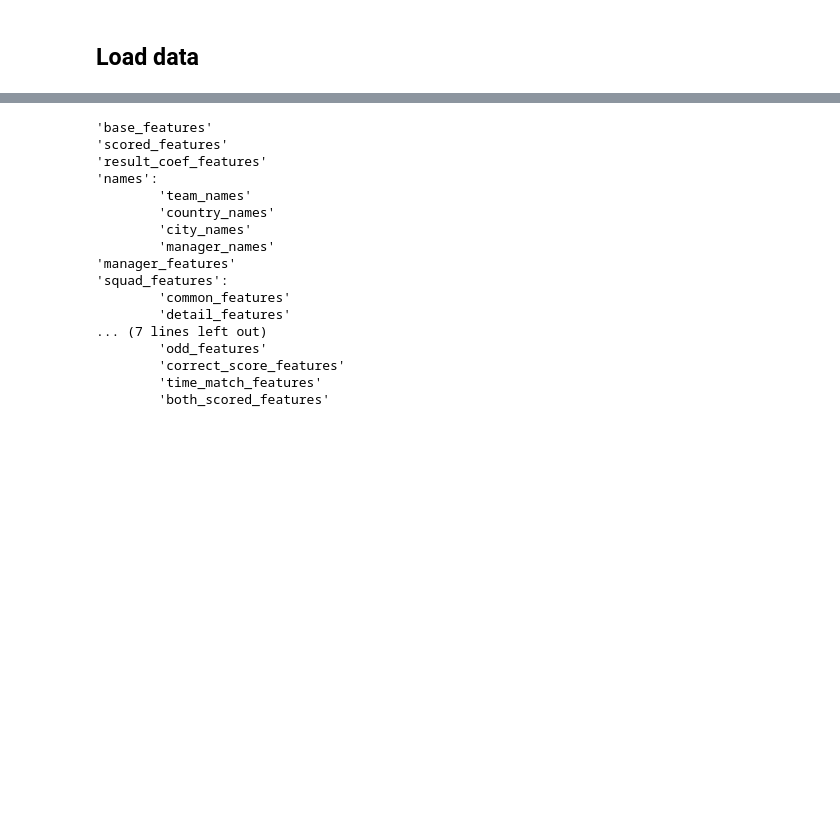
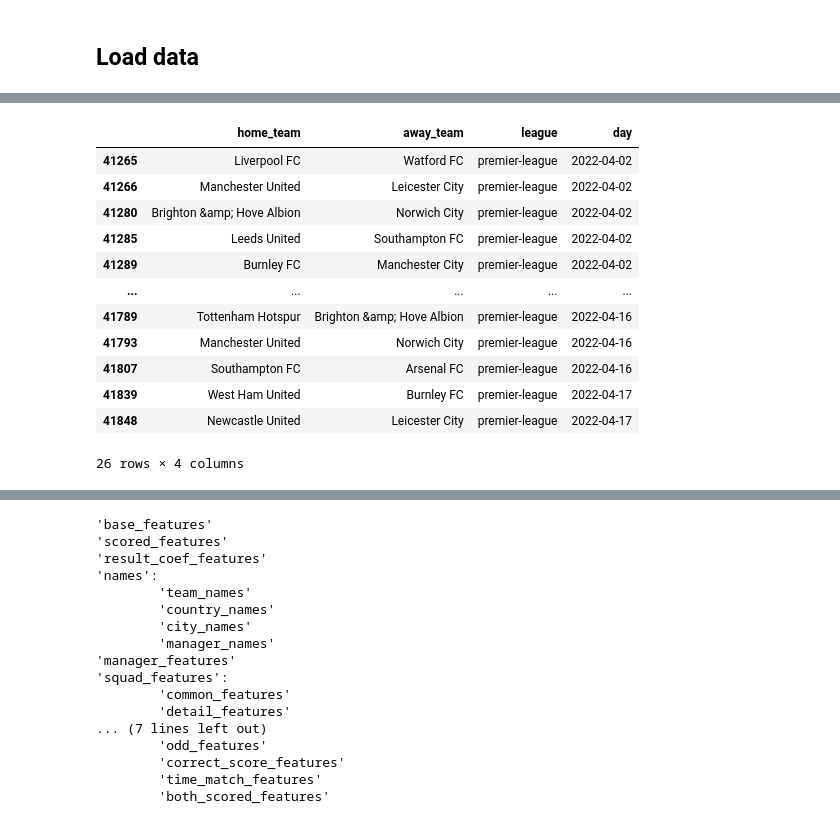
Before and after one commit to macroslav/bets-model, a Jupyter notebook: Bets pipeline.ipynb, the cells around one changed output, grey strips where cells are left out. Cells and saved outputs as stored; diff of their text form; code cells hidden in the pictures; blank space fills up the shorter version.

```diff
--- a/Bets pipeline.ipynb
+++ b/Bets pipeline.ipynb
@@ -54,0 +63,18 @@ raw_train_data.head(5)
+# %%
+val_start_date = raw_train_data.day.max() - pd.DateOffset(months=1)
+# %%
+raw_train_data.loc[(raw_train_data.day > val_start_date) & (raw_train_data.league == 'premier-league'), ['home_team', 'away_team', 'league', 'day']]
+# %% [output]
+|  | home_team | away_team | league | day |
+| 41265 | Liverpool FC | Watford FC | premier-league | 2022-04-02 |
+| 41266 | Manchester United | Leicester City | premier-league | 2022-04-02 |
+| 41280 | Brighton &amp; Hove Albion | Norwich City | premier-league | 2022-04-02 |
+| 41285 | Leeds United | Southampton FC | premier-league | 2022-04-02 |
+| 41289 | Burnley FC | Manchester City | premier-league | 2022-04-02 |
+| ... | ... | ... | ... | ... |
+| 41789 | Tottenham Hotspur | Brighton &amp; Hove Albion | premier-league | 2022-04-16 |
+| 41793 | Manchester United | Norwich City | premier-league | 2022-04-16 |
+| 41807 | Southampton FC | Arsenal FC | premier-league | 2022-04-16 |
+| 41839 | West Ham United | Burnley FC | premier-league | 2022-04-17 |
+| 41848 | Newcastle United | Leicester City | premier-league | 2022-04-17 |
+26 rows × 4 columns
```
Also changed, not shown: parts of 13 cells of this notebook, 1 other file.
